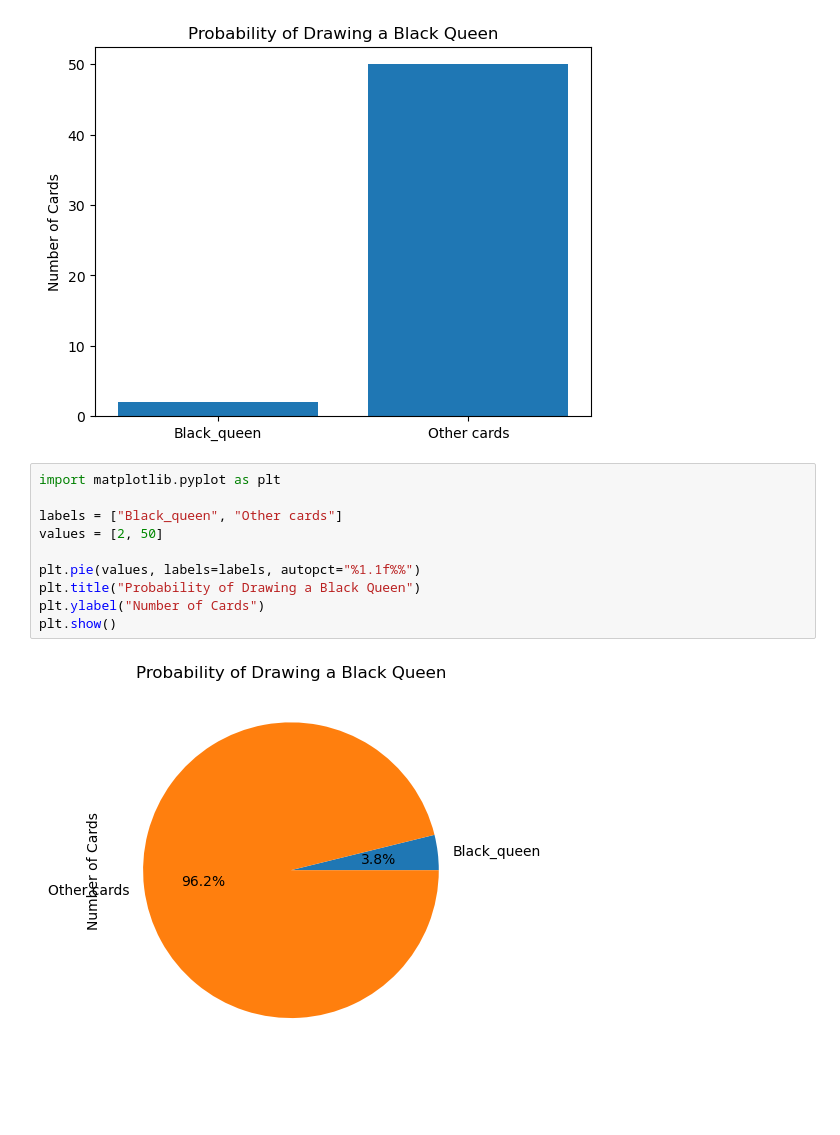
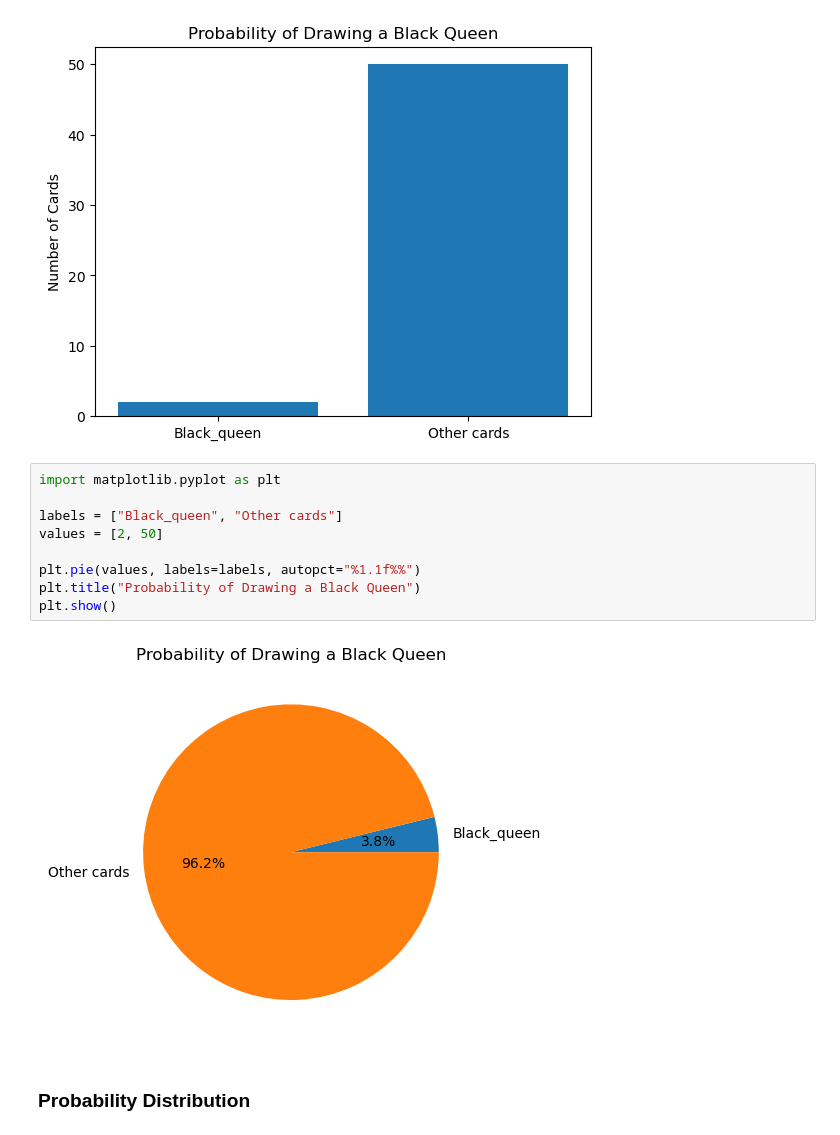
Before and after one commit to Ishan-Official/Hospital-Beds-Management-DataScience, a Jupyter notebook: dataScience_C1.ipynb, the cells around one changed output. Cells and saved outputs as stored; diff of their text form; blank space fills up the shorter version.

```diff
--- a/dataScience_C1.ipynb
+++ b/dataScience_C1.ipynb
@@ -1516,12 +1516,13 @@ plt.show()
 # %%
 import matplotlib.pyplot as plt
 
 labels = ["Black_queen", "Other cards"]
 values = [2, 50]
 
 plt.pie(values, labels=labels, autopct="%1.1f%%")
 plt.title("Probability of Drawing a Black Queen")
-plt.ylabel("Number of Cards")
 plt.show()
 # %% [output]
-[figure, old version]
+[figure, new version]
+# %% [markdown]
+### Probability Distribution
```
Also changed, not shown: parts of 18 cells of this notebook.
